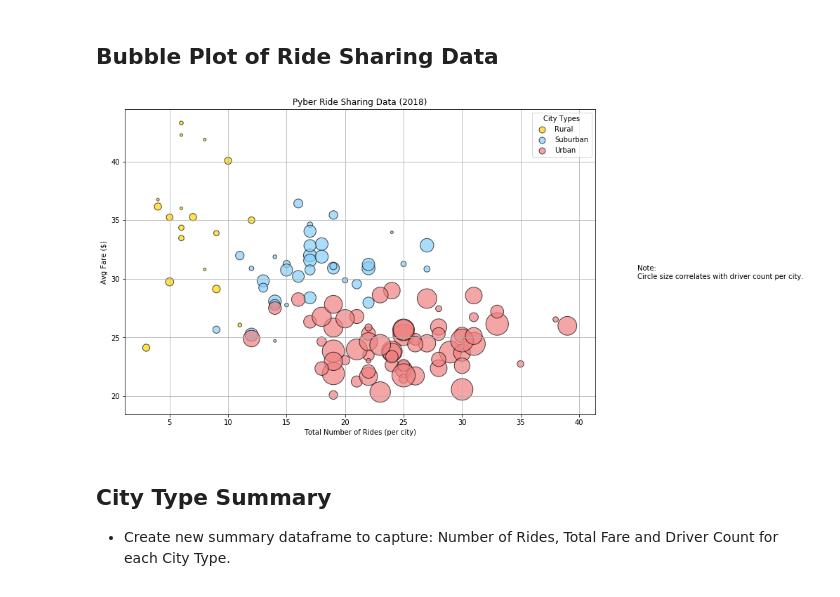
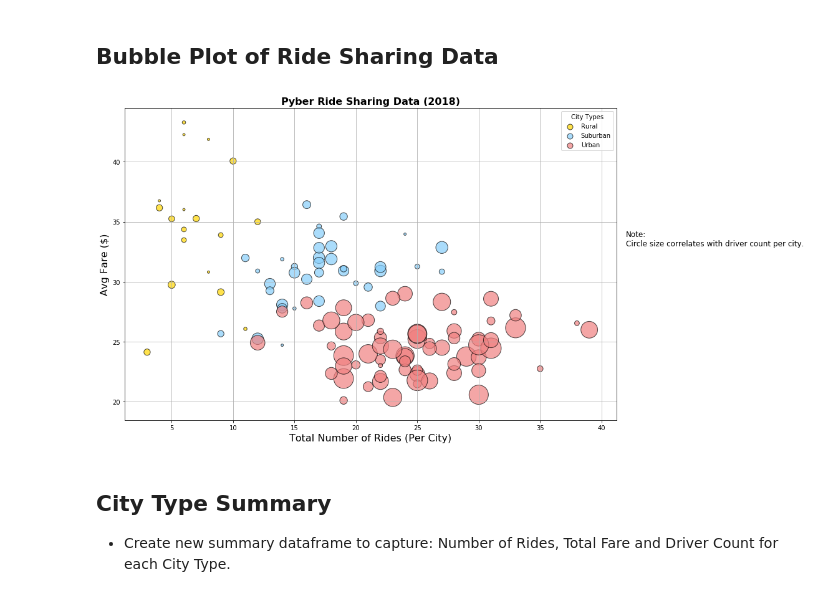
Before and after one commit to bharathiyer/HW_UTAUS201810DATA2, a Jupyter notebook: Matplotlib/Pyber/Solved_pyber.ipynb, the cells around one changed output. Saved outputs shown, nothing was run; the diff lists cells and outputs as text; code cells hidden in the pictures.

Commit message:
matplotlib homework saved plots

```diff
--- a/Matplotlib/Pyber/Solved_pyber.ipynb
+++ b/Matplotlib/Pyber/Solved_pyber.ipynb
@@ -105,32 +105,34 @@ def pyber_scatter(midf, ctype, c, x):
 # %% [markdown]
 ## Bubble Plot of Ride Sharing Data
 # %%
-fig, ax = plt.subplots(figsize=(12,8))
+fig, ax = plt.subplots(figsize=(16,8))
 # Pyber color-scheme
 colorlist = ['gold', 'lightskyblue', 'lightcoral']
 
 # Build the scatter plots for each of the city types
 for i,j in enumerate(cityfare.index.levels[0]):
     pyber_scatter(cityfare, j, colorlist[i], ax)
 
 # Set the Title and X/Y labels
-ax.set_title('Pyber Ride Sharing Data (2018)')
-ax.set_xlabel('Total Number of Rides (per city)')
-ax.set_ylabel('Avg Fare ($)')
+ax.set_title('Pyber Ride Sharing Data (2018)', fontweight='bold', size=16)
+ax.set_xlabel('Total Number of Rides (Per City)', fontsize=16)
+ax.set_ylabel('Avg Fare ($)', fontsize=16)
 
 # Create a legend
-lgd = ax.legend(loc='best', title='City Types')
+lgd = ax.legend(loc='best', title='City Types', fontsize=10)
 # Resize the legend bubbles
 for handle in lgd.legendHandles:
     handle.set_sizes([80.0])
 
 # Incorporate a text label regarding circle size
-ax.text(x=45, y=30, s='Note:\nCircle size correlates with driver count per city.')
-
+ax.text(x=42, y=33, s='Note:\nCircle size correlates with driver count per city.', fontsize=12)
+plt.tight_layout()
+# Save Figure
+plt.savefig('plots/Scatter_RideSharingData.png')
 # Display plot
 plt.show()
 # %% [output]
-[figure, old version]
+[figure, new version]
 # %% [markdown]
 ## City Type Summary
 * Create new summary dataframe to capture: Number of Rides, Total Fare and Driver Count for each City Type.
```
Also changed, not shown: parts of 6 cells of this notebook, 12 other files.
